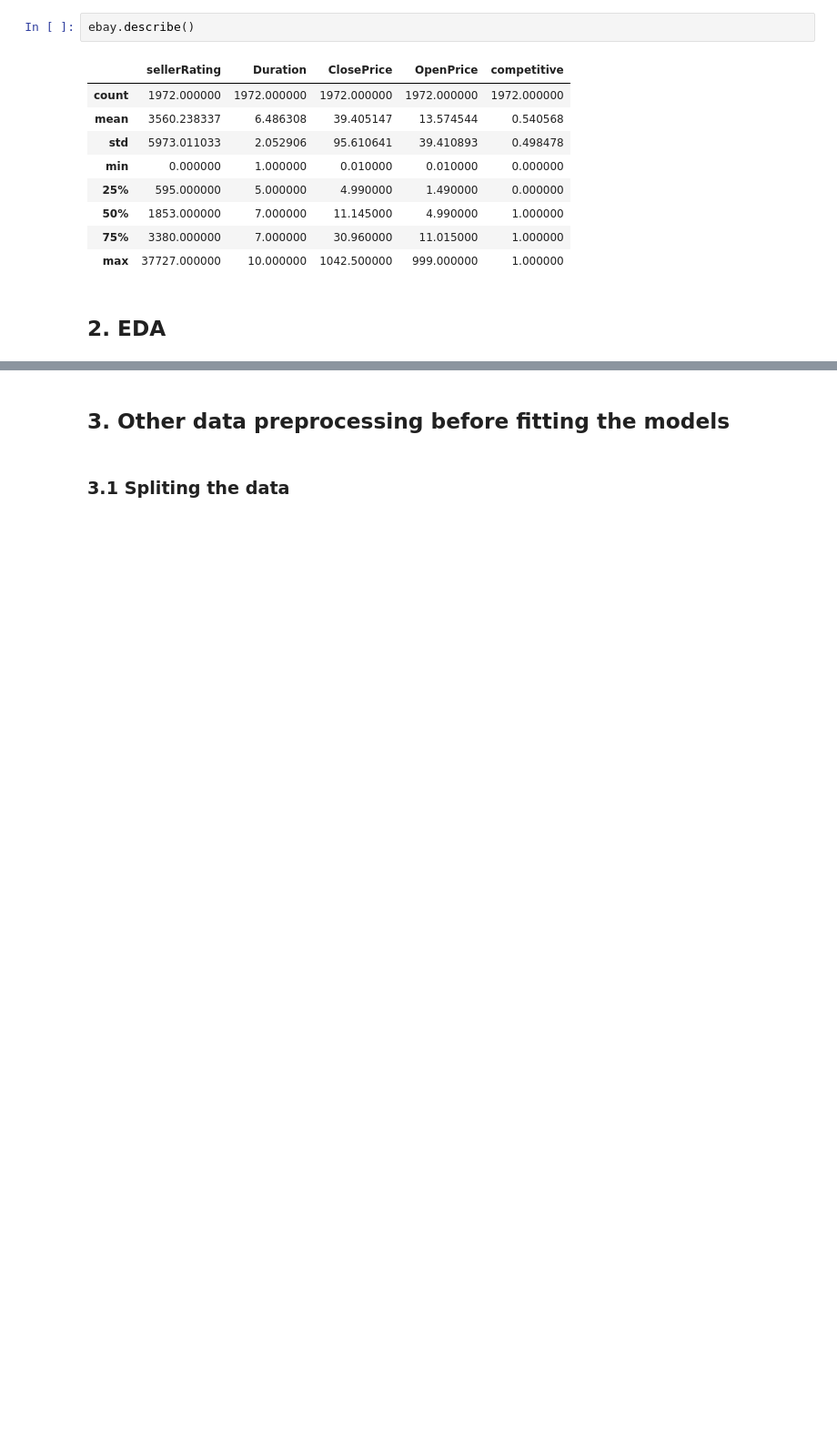
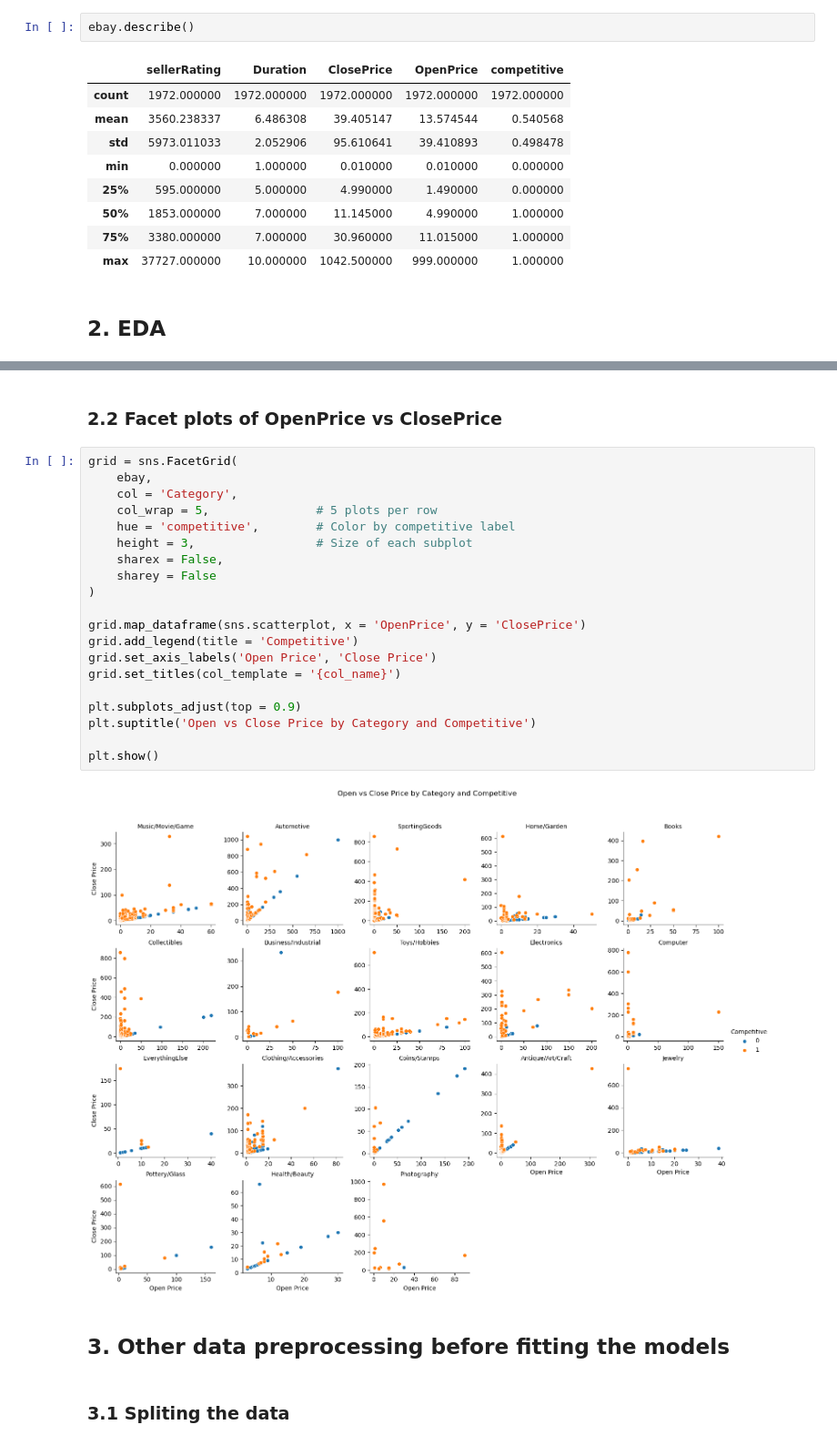
Before and after one commit to Jitao-Z/RSM8413_Case_1, a Jupyter notebook: case_1_analysis.ipynb, the cells around one changed output, grey strips where cells are left out. Shown: that part at 91% size. Saved outputs shown, nothing was run; the diff lists cells and outputs as text; blank space fills up the shorter version.

```diff
--- a/case_1_analysis.ipynb
+++ b/case_1_analysis.ipynb
@@ -175,3 +196,27 @@ ebay.describe()
+# %% [markdown]
+### 2.2 Facet plots of OpenPrice vs ClosePrice
+# %%
+grid = sns.FacetGrid(
+    ebay,
+    col = 'Category',
+    col_wrap = 5,               # 5 plots per row
+    hue = 'competitive',        # Color by competitive label
+    height = 3,                 # Size of each subplot
+    sharex = False,
+    sharey = False
+)
+
+grid.map_dataframe(sns.scatterplot, x = 'OpenPrice', y = 'ClosePrice')
+grid.add_legend(title = 'Competitive')
+grid.set_axis_labels('Open Price', 'Close Price')
+grid.set_titles(col_template = '{col_name}')
+
+plt.subplots_adjust(top = 0.9)
+plt.suptitle('Open vs Close Price by Category and Competitive')
+
+plt.show()
+# %% [output]
+[figure, added]
 # %% [markdown]
 ## 3. Other data preprocessing before fitting the models
 # %% [markdown]
```
Also changed, not shown: parts of 4 cells of this notebook.
